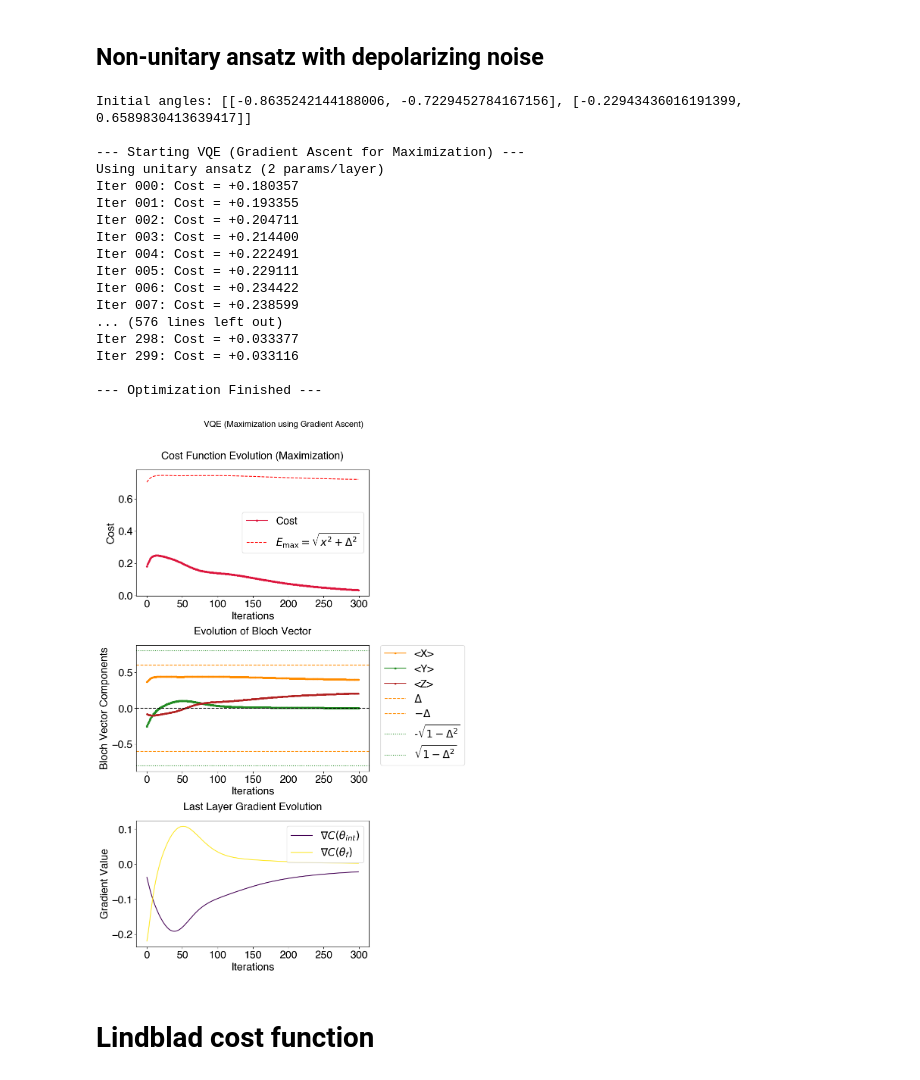
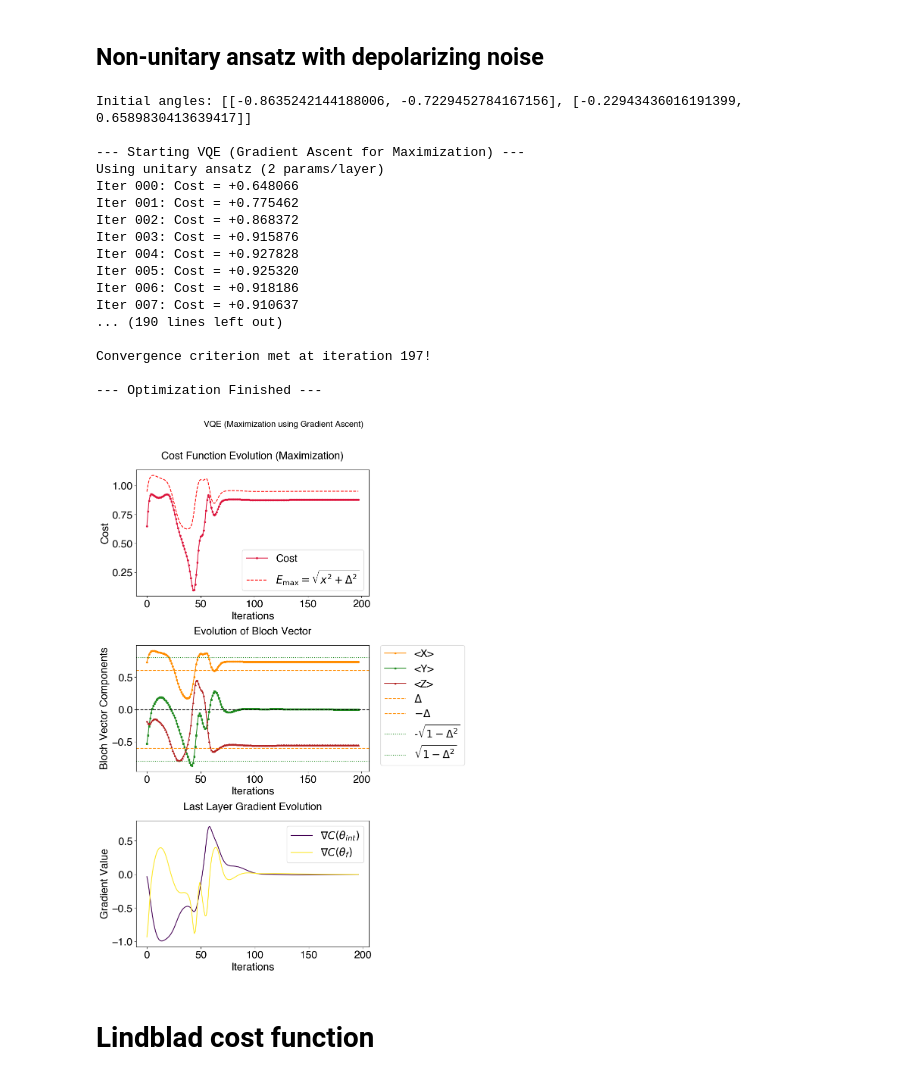
Before and after one commit to psasanka1729/VQA, a Jupyter notebook: [NOISY_AFM]find_ground_state_energy_cost_function.ipynb, the cells around one changed output. Cells and saved outputs as stored; diff of their text form; code cells hidden in the pictures.

```diff
--- a/[NOISY_AFM]find_ground_state_energy_cost_function.ipynb
+++ b/[NOISY_AFM]find_ground_state_energy_cost_function.ipynb
@@ -788,49 +708,49 @@ if __name__ == '__main__':
         Delta=0.6,
         gamma_r=0.0,  # Set to 0 for unitary behavior
         gamma_d=0.0,  # Set to 0 for unitary behavior
-        gamma_depol=0.05
+        gamma_depol=0.005
     )
 
     n_layers = 2
     np.random.seed(1729)
 
     # Dynamically determine number of parameters needed
     n_params = vqe.n_params
     initial_angles = [
         [np.random.uniform(-1.5, 1.5) for _ in range(n_params)]
         for _ in range(n_layers)
     ]
     print(f"Initial angles: {initial_angles}")
 
     best_angles, best_cost, cost_history, rho_history = vqe.run_vqa(
         n_layers=n_layers,
         initial_angles=initial_angles,
         learning_rate=0.1,
         max_iterations=300,
         tolerance=1e-7,
         clip_threshold=1.0
     )
 
     vqe.plot_results()
 # %% [output]
 Initial angles: [[-0.8635242144188006, -0.7229452784167156], [-0.22943436016191399, 0.6589830413639417]]
 
 --- Starting VQE (Gradient Ascent for Maximization) ---
 Using unitary ansatz (2 params/layer)
-Iter 000: Cost = +0.180357
-Iter 001: Cost = +0.193355
-Iter 002: Cost = +0.204711
-Iter 003: Cost = +0.214400
-Iter 004: Cost = +0.222491
-Iter 005: Cost = +0.229111
-Iter 006: Cost = +0.234422
-Iter 007: Cost = +0.238599
-... (576 lines left out)
-Iter 298: Cost = +0.033377
-Iter 299: Cost = +0.033116
+Iter 000: Cost = +0.648066
+Iter 001: Cost = +0.775462
+Iter 002: Cost = +0.868372
+Iter 003: Cost = +0.915876
+Iter 004: Cost = +0.927828
+Iter 005: Cost = +0.925320
+Iter 006: Cost = +0.918186
+Iter 007: Cost = +0.910637
+... (190 lines left out)
+
+Convergence criterion met at iteration 197!
 
 --- Optimization Finished ---
-[figure, old version]
+[figure, new version]
 # %% [markdown]
 # Lindblad cost function
 # %%
```
Also changed, not shown: parts of 2 cells of this notebook, 1 other file.
